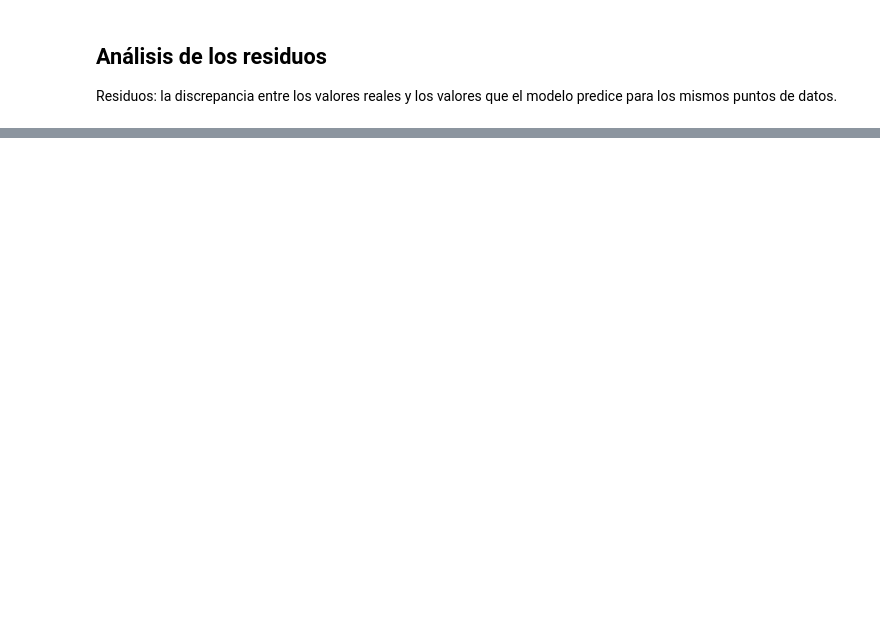
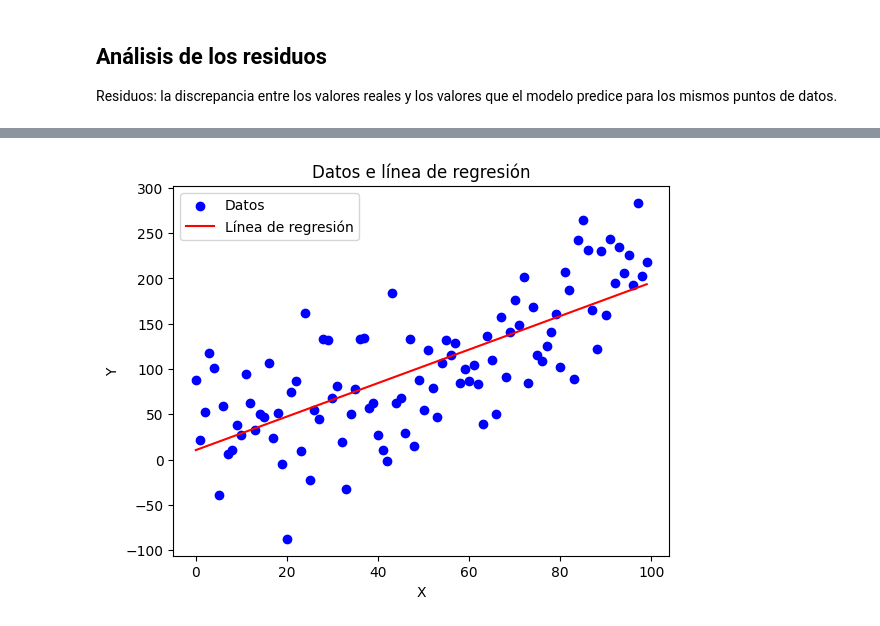
Before and after one commit to Maucho6340/2145-data-science-probando-relaciones-con-regresion-lineal, a Jupyter notebook: precios_de_inmuebles_regresion_lineal.ipynb, the cells around one changed output, grey strips where cells are left out. Drawn from its saved outputs; the diff is of its cells as text; code cells hidden in the pictures; blank space fills up the shorter version.

```diff
--- a/precios_de_inmuebles_regresion_lineal.ipynb
+++ b/precios_de_inmuebles_regresion_lineal.ipynb
@@ -814,0 +887,29 @@ plt.show()
+# %%
+import matplotlib.pyplot as plt
+import numpy as np
+
+# Datos de ejemplo
+np.random.seed(0)
+X = np.arange(0, 100)
+Y = 2 * X + np.random.normal(0, 50, size=X.size)
+
+# Crear el gráfico de dispersión
+plt.scatter(X, Y, color='blue', label='Datos')
+
+# Calcular la línea de regresión
+coef = np.polyfit(X, Y, 1)
+poly1d_fn = np.poly1d(coef)
+
+# Dibujar la línea de regresión
+plt.plot(X, poly1d_fn(X), color='red', label='Línea de regresión')
+
+# Etiquetas y título
+plt.xlabel('X')
+plt.ylabel('Y')
+plt.title('Datos e línea de regresión')
+plt.legend()
+
+# Mostrar el gráfico
+plt.show()
+# %% [output]
+[figure, added]
```
Also changed, not shown: parts of 39 cells of this notebook.
